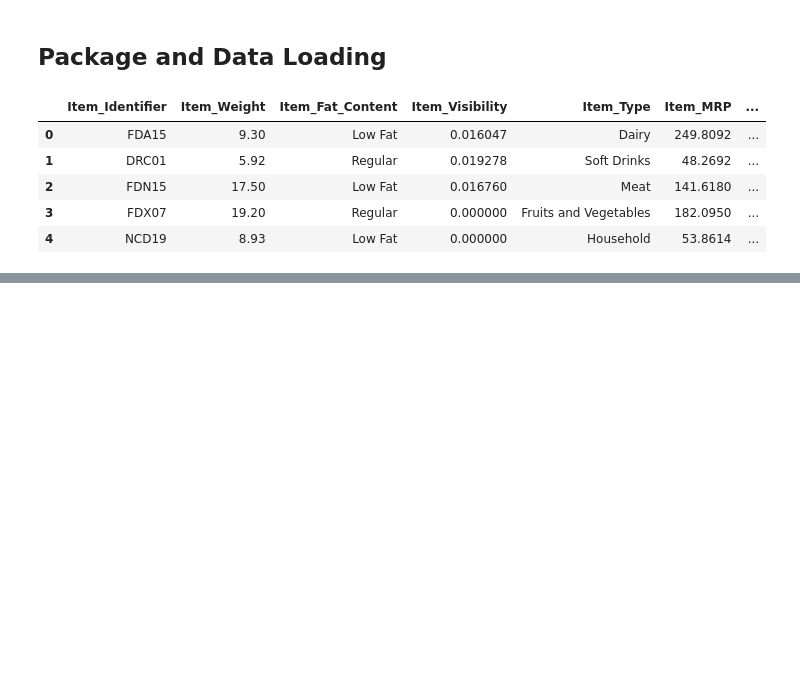
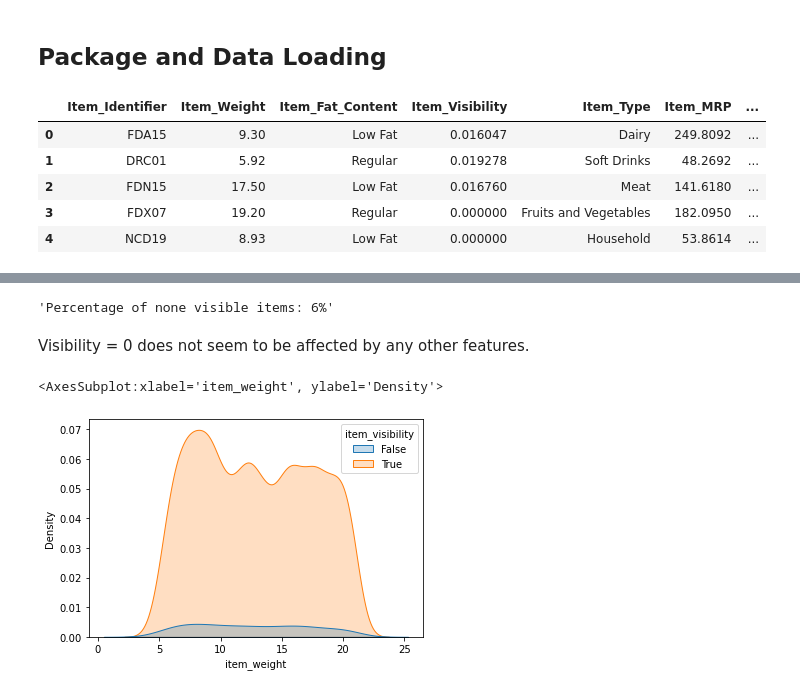
Before and after one commit to Technocolabs100/BigMart-Data-Analysis-and-Prediction, a Jupyter notebook: BigMart_predictive_model.ipynb, the cells around one changed output, grey strips where cells are left out. Saved outputs shown, nothing was run; the diff lists cells and outputs as text; code cells hidden in the pictures; blank space fills up the shorter version.

```diff
--- a/BigMart_predictive_model.ipynb
+++ b/BigMart_predictive_model.ipynb
@@ -46,0 +154,3 @@ df.head()
+# %%
+df["item_fat_content"] = df["item_fat_content"].replace({"low fat": "Low Fat", "LF": "Low Fat", "reg": "Regular"})
+df["item_fat_content"].unique()
@@ -46,0 +209,13 @@ df.head()
+# %%
+"Percentage of none visible items: " + str(round(
+    (df[df["item_visibility"] == 0].shape[0] / df.shape[0]) * 100
+    )) + "%"
+# %% [output]
+'Percentage of none visible items: 6%'
+# %% [markdown]
+Visibility = 0 does not seem to be affected by any other features.
+# %%
+sns.kdeplot(df["item_weight"], hue=df["item_visibility"].gt(0), shade=True)
+# %% [output]
+<AxesSubplot:xlabel='item_weight', ylabel='Density'>
+[figure, added]
```
Also changed, not shown: parts of 37 cells of this notebook.
